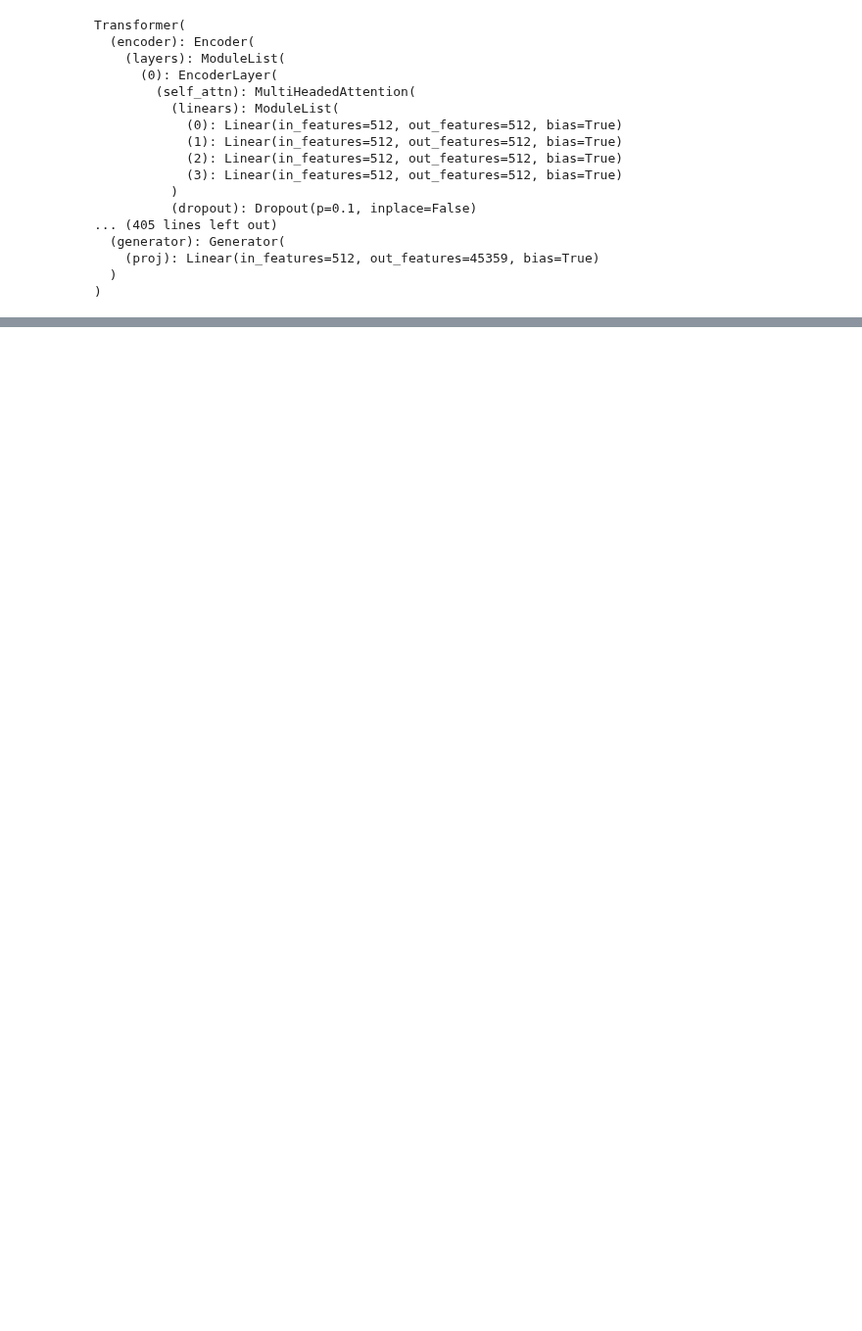
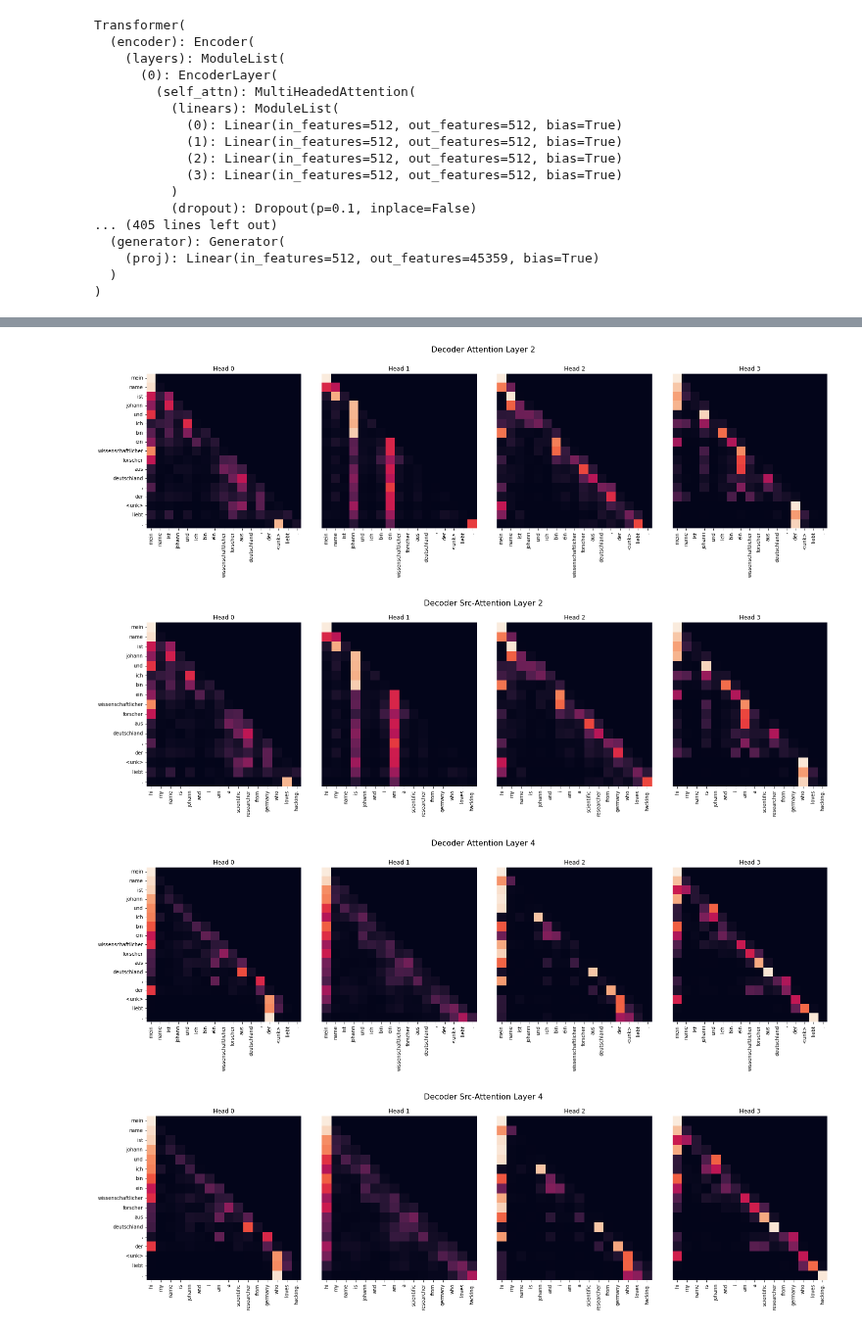
Before and after one commit to johanngerberding/transformer-pytorch, a Jupyter notebook: attention.ipynb, the cells around one changed output, grey strips where cells are left out. Shown at 98% size. Saved outputs shown, nothing was run; the diff lists cells and outputs as text; code cells hidden in the pictures; blank space fills up the shorter version.

```diff
--- a/attention.ipynb
+++ b/attention.ipynb
@@ -140,0 +121,28 @@ plt.imshow(attn_map, cmap="hot")
+# %%
+tgt_sent = translation.split()
+
+for layer in range(1, 6, 2):
+    fig, axs = plt.subplots(1,4, figsize=(20, 6))
+    fig.suptitle(f'Decoder Attention Layer {layer+1}', fontsize=16)
+    fig.tight_layout()
+    for h in range(4):
+        draw(model.decoder.layers[layer].self_attn.attn[0, h].data[:len(tgt_sent), :len(tgt_sent)],
+            tgt_sent, tgt_sent if h ==0 else [], ax=axs[h])
+        axs[h].set_title(f"Head {h}")
+    plt.show()
+    fig.savefig(f"decoder_attn_{layer+1}.jpg")
+
+    fig, axs = plt.subplots(1,4, figsize=(20, 6))
+    fig.suptitle(f'Decoder Src-Attention Layer {layer+1}', fontsize=16)
+    fig.tight_layout()
+    for h in range(4):
+        draw(model.decoder.layers[layer].self_attn.attn[0, h].data[:len(tgt_sent), :len(sent)],
+            sent, tgt_sent if h ==0 else [], ax=axs[h])
+        axs[h].set_title(f"Head {h}")
+    plt.show()
+    fig.savefig(f"decoder_src_attn_{layer+1}.jpg")
+# %% [output]
+[figure, added]
+[figure, added]
+[figure, added]
+[figure, added]
```
Also changed, not shown: parts of 21 cells of this notebook, 5 other files.
